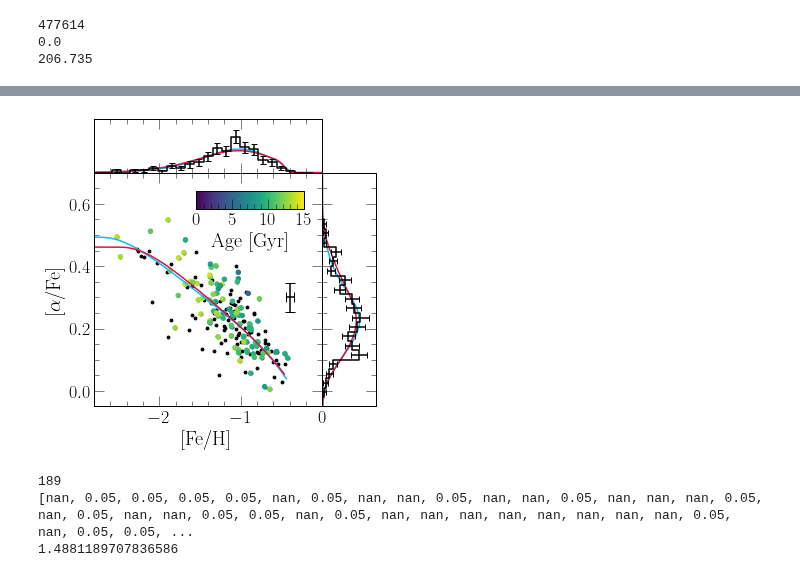
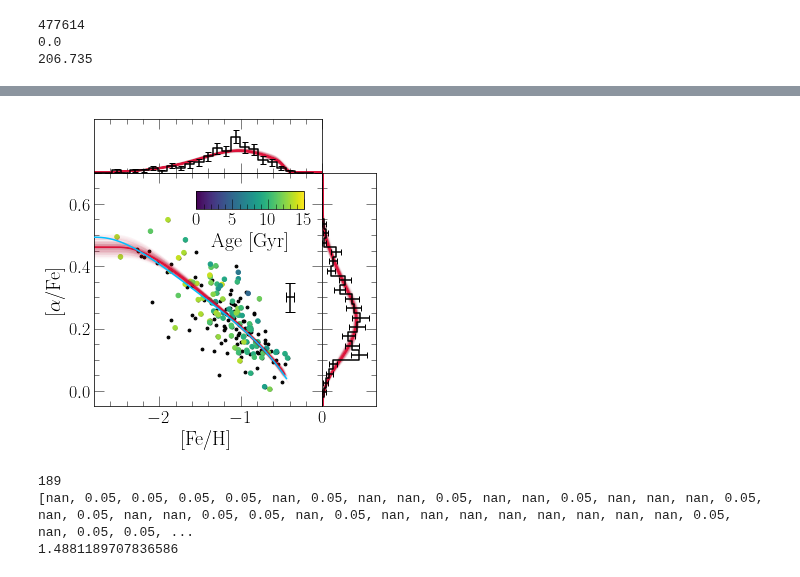
Before and after one commit to giganano/h3halo, a Jupyter notebook: notebooks/paperplots.ipynb, the cells around one changed output, grey strips where cells are left out. Saved outputs shown, nothing was run; the diff lists cells and outputs as text; code cells hidden in the pictures.

```diff
--- a/notebooks/paperplots.ipynb
+++ b/notebooks/paperplots.ipynb
@@ -1194,7 +1194,7 @@ def convolve(dist, bins, sigma, which = gaussian):
     new_dist = [_ / norm for _ in new_dist]
     return new_dist
 # %%
-fig = plt.figure()
+fig = plt.figure(figsize = (5, 5))
 ax = fig.add_subplot(111)
 ax.set_xlabel("[Fe/H]")
 ax.set_ylabel(r"[$\alpha$/Fe]")
@@ -1278,14 +1278,17 @@ with vice.singlezone(name = "./gse_noages") as sz:
     vice.yields.sneia.settings['fe'] = 1.06e-3
     noages_out = sz.run(np.linspace(0, noages_duration, 1001), overwrite = True, capture = True)
 
-kwargs = {"c": named_colors()["deepskyblue"]}
+kwargs = {
+    "c": named_colors()["deepskyblue"],
+    "zorder": 1000
+}
 ax.plot(noages_out.history["[fe/h]"], noages_out.history["[o/fe]"], **kwargs)
 bins = noages_out.mdf["bin_edge_left"] + [noages_out.mdf["bin_edge_right"][-1]]
 xvals = [(a + b) / 2 for a, b in zip(bins[:-1], bins[1:])]
 feh_dist = convolve(noages_out.mdf["dn/d[fe/h]"], bins, med_feh_err)
 ofe_dist = convolve(noages_out.mdf["dn/d[o/fe]"], bins, med_ofe_err)
-top.plot(xvals, feh_dist, **kwargs)
-right.plot(ofe_dist, xvals, **kwargs)
+# top.plot(xvals, feh_dist, **kwargs)
+# right.plot(ofe_dist, xvals, **kwargs)
 
 bf_duration = 5.40
 with vice.singlezone(name = "./gse") as sz:
@@ -1315,45 +1318,45 @@ ofe_dist = convolve(bfout.mdf["dn/d[o/fe]"], bins, med_ofe_err)
 top.plot(xvals, feh_dist, **kwargs)
 right.plot(ofe_dist, xvals, **kwargs)
 
-# random.seed(a = 0)
-# n_subs = 200
-# prob = [m.exp(_) for _ in chain["logp"]]
-# norm = sum(prob)
-# prob = [_ / norm for _ in prob]
-# indeces = np.random.choice(list(range(len(prob))), p = prob, size = n_subs)
-# kwargs = {
-#     "c": named_colors()["crimson"]
-# }
+random.seed(a = 0)
+n_subs = 200
+prob = [m.exp(_) for _ in chain["logp"]]
+norm = sum(prob)
+prob = [_ / norm for _ in prob]
+indeces = np.random.choice(list(range(len(prob))), p = prob, size = n_subs)
+kwargs = {
+    "c": named_colors()["crimson"]
+}
 
-# with vice.singlezone() as sz:
-#     for i in range(n_subs):
-#         sz.name = "gse_subsamples/gse%d" % (i)
-#         sz.elements = ["fe", "o"]
-#         sz.func = exponential(prefactor = 1000, timescale = chain["tau_in"][indeces[i]])
-#         sz.mode = "ifr"
-#         sz.Mg0 = 0
-#         sz.nthreads = 2
-#         sz.tau_star = chain["tau_star"][indeces[i]]
-#         sz.eta = chain["eta"][indeces[i]]
-#         sz.dt = chain["tau_tot"][indeces[i]] / 500
-#         sz.bins = np.linspace(-3, 1, 201)
-#         vice.yields.ccsne.settings['fe'] = chain["y_fe_cc"][indeces[i]]
-#         vice.yields.sneia.settings['fe'] = chain["y_fe_ia"][indeces[i]]
-#         out = sz.run(np.linspace(0, chain["tau_tot"][indeces[i]], 501),
-#             overwrite = True, capture = True)
+with vice.singlezone() as sz:
+    for i in range(n_subs):
+        sz.name = "gse_subsamples/gse%d" % (i)
+        sz.elements = ["fe", "o"]
+        sz.func = exponential(prefactor = 1000, timescale = chain["tau_in"][indeces[i]])
+        sz.mode = "ifr"
+        sz.Mg0 = 0
+        sz.nthreads = 2
+        sz.tau_star = chain["tau_star"][indeces[i]]
+        sz.eta = chain["eta"][indeces[i]]
+        sz.dt = chain["tau_tot"][indeces[i]] / 500
+        sz.bins = np.linspace(-3, 1, 201)
+        vice.yields.ccsne.settings['fe'] = chain["y_fe_cc"][indeces[i]]
+        vice.yields.sneia.settings['fe'] = chain["y_fe_ia"][indeces[i]]
+        out = sz.run(np.linspace(0, chain["tau_tot"][indeces[i]], 501),
+            overwrite = True, capture = True)
 
-#         kwargs["alpha"] = 0.02
-#         ax.plot(out.history["[fe/h]"], out.history["[o/fe]"], **kwargs)
+        kwargs["alpha"] = 0.02
+        ax.plot(out.history["[fe/h]"], out.history["[o/fe]"], **kwargs)
 
-#         bins = out.mdf["bin_edge_left"] + [out.mdf["bin_edge_right"][-1]]
-#         xvals = [(a + b) / 2 for a, b in zip(bins[:-1], bins[1:])]
-#         feh_dist = convolve(out.mdf["dn/d[fe/h]"], bins, med_feh_err)
-#         ofe_dist = convolve(out.mdf["dn/d[o/fe]"], bins, med_ofe_err)
-#         top.plot(xvals, feh_dist, **kwargs)
-#         right.plot(ofe_dist, xvals, **kwargs)
+        bins = out.mdf["bin_edge_left"] + [out.mdf["bin_edge_right"][-1]]
+        xvals = [(a + b) / 2 for a, b in zip(bins[:-1], bins[1:])]
+        feh_dist = convolve(out.mdf["dn/d[fe/h]"], bins, med_feh_err)
+        ofe_dist = convolve(out.mdf["dn/d[o/fe]"], bins, med_ofe_err)
+        top.plot(xvals, feh_dist, **kwargs)
+        right.plot(ofe_dist, xvals, **kwargs)
 
-#         sys.stdout.write("\r%d" % (i))
-# sys.stdout.write("\n")
+        sys.stdout.write("\r%d" % (i))
+sys.stdout.write("\n")
 
 plt.tight_layout()
 plt.subplots_adjust(right = 0.8, top = 0.8)
@@ -1369,9 +1372,9 @@ right.set_position([
     0.15,
     ax.get_position().y1 - ax.get_position().y0
 ])
-# for ext in ["pdf", "jpeg"]:
-#     kwargs = {}
-#     if ext == "jpeg": kwargs["dpi"] = 200
-#     plt.savefig("../paper/gsefit_afe_feh.%s" % (ext), **kwargs)
+for ext in ["pdf", "jpeg"]:
+    kwargs = {}
+    if ext == "jpeg": kwargs["dpi"] = 200
+    plt.savefig("../paper/gsefit_afe_feh.%s" % (ext), **kwargs)
 plt.show()
 # %% [output]
@@ -1378,4 +1382,4 @@ plt.show()
-[figure, old version]
+[figure, new version]
 # %%
 cosmological_age = 13.2
 # sub = gse.filter("age", ">=", 7)
```
Also changed, not shown: parts of 3 cells of this notebook, 9 other files.
